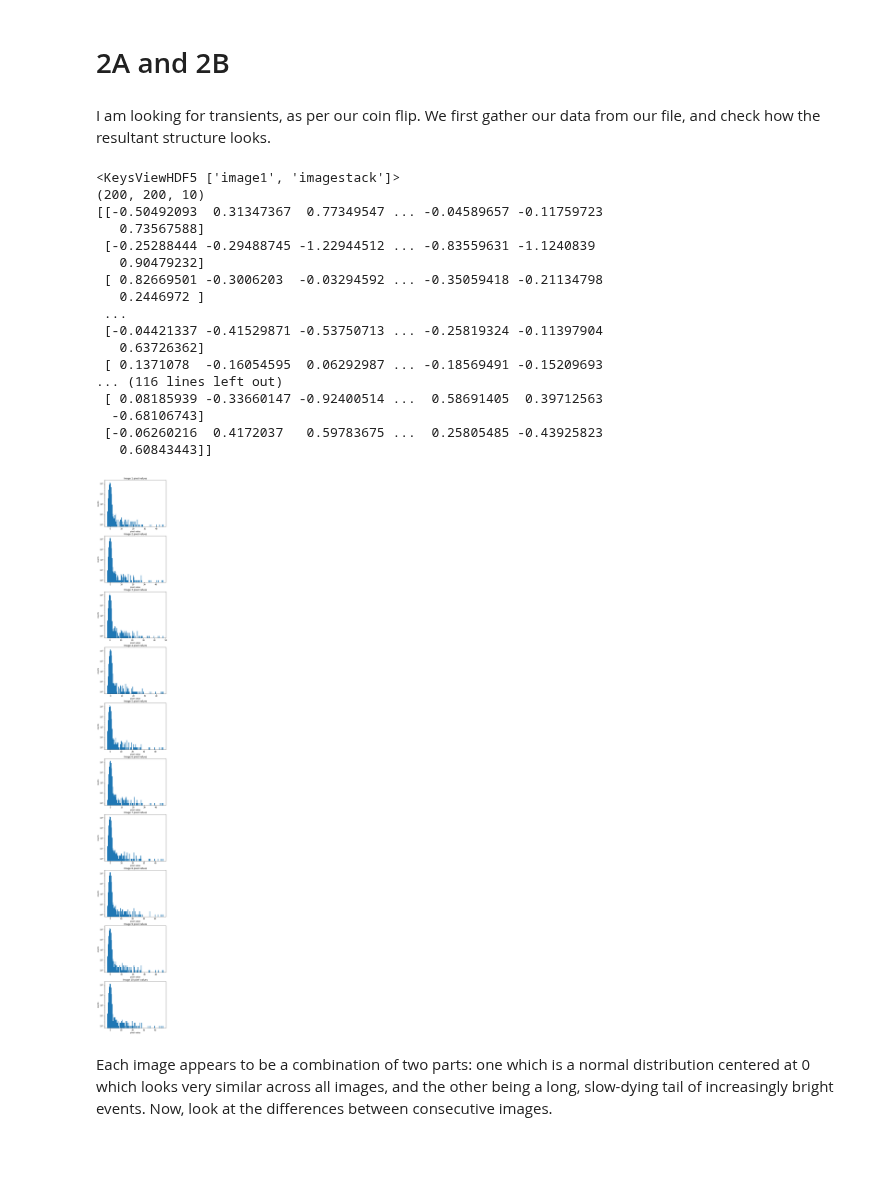
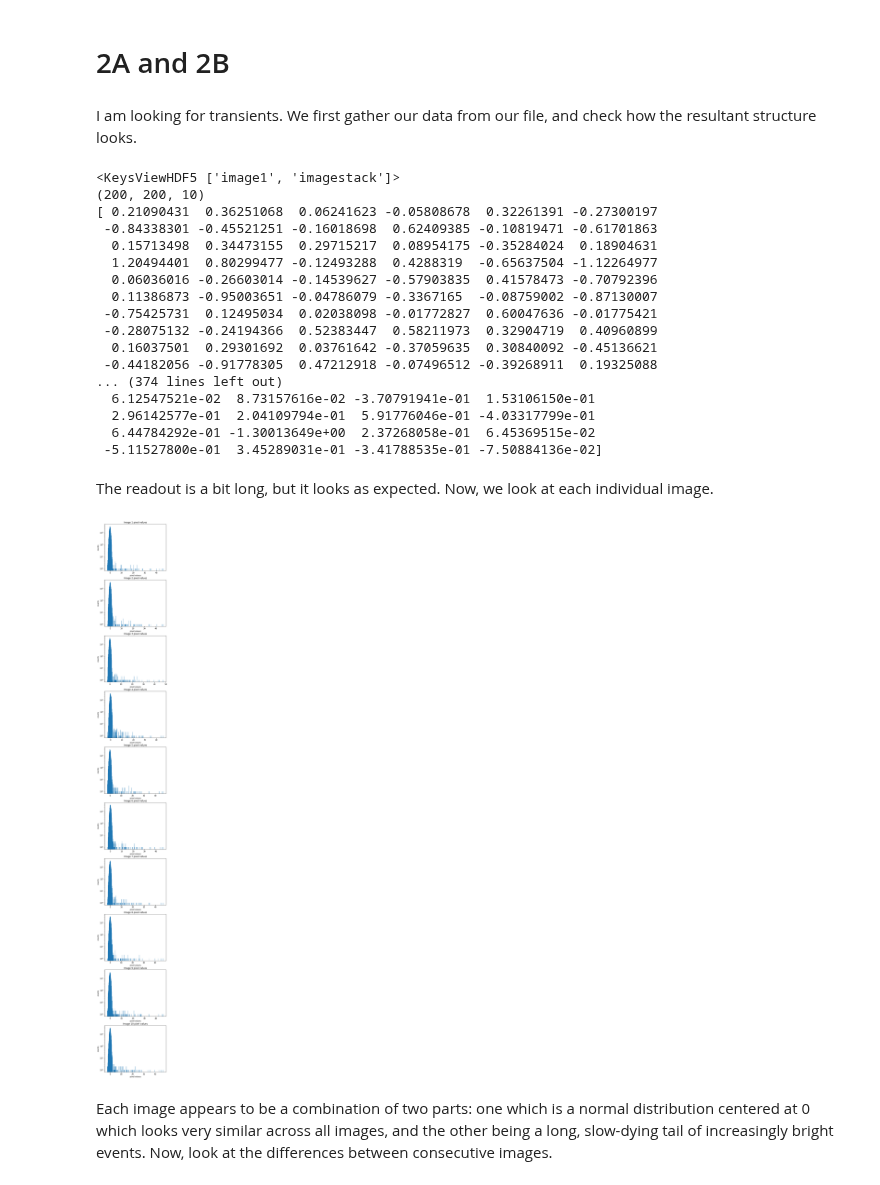
Before and after one commit to sotha-sil/Phys_434, a Jupyter notebook: Lab4.ipynb, the cells around one changed output. Cells and saved outputs as stored; diff of their text form; code cells hidden in the pictures; blank space fills up the shorter version.

```diff
--- a/Lab4.ipynb
+++ b/Lab4.ipynb
@@ -193,48 +193,50 @@ We find a threshhold of 29.0 gamma rays
 # %% [markdown]
 # 2A and 2B
 # %% [markdown]
-I am looking for transients, as per our coin flip. We first gather our data from our file, and check how the resultant structure looks.
+I am looking for transients. We first gather our data from our file, and check how the resultant structure looks.
 # %%
 h6 = h5py.File('images.h5', 'r')
 print(h6.keys())
 pics = np.array(h6.get('imagestack'))
 print(pics.shape)
 for i in range(10):
-    print(pics[:,:,i])
+    print(pics[:,5,i])
 # %% [output]
 <KeysViewHDF5 ['image1', 'imagestack']>
 (200, 200, 10)
-[[-0.50492093  0.31347367  0.77349547 ... -0.04589657 -0.11759723
-   0.73567588]
- [-0.25288444 -0.29488745 -1.22944512 ... -0.83559631 -1.1240839
-   0.90479232]
- [ 0.82669501 -0.3006203  -0.03294592 ... -0.35059418 -0.21134798
-   0.2446972 ]
- ...
- [-0.04421337 -0.41529871 -0.53750713 ... -0.25819324 -0.11397904
-   0.63726362]
- [ 0.1371078  -0.16054595  0.06292987 ... -0.18569491 -0.15209693
-... (116 lines left out)
- [ 0.08185939 -0.33660147 -0.92400514 ...  0.58691405  0.39712563
-  -0.68106743]
- [-0.06260216  0.4172037   0.59783675 ...  0.25805485 -0.43925823
-   0.60843443]]
+[ 0.21090431  0.36251068  0.06241623 -0.05808678  0.32261391 -0.27300197
+ -0.84338301 -0.45521251 -0.16018698  0.62409385 -0.10819471 -0.61701863
+  0.15713498  0.34473155  0.29715217  0.08954175 -0.35284024  0.18904631
+  1.20494401  0.80299477 -0.12493288  0.4288319  -0.65637504 -1.12264977
+  0.06036016 -0.26603014 -0.14539627 -0.57903835  0.41578473 -0.70792396
+  0.11386873 -0.95003651 -0.04786079 -0.3367165  -0.08759002 -0.87130007
+ -0.75425731  0.12495034  0.02038098 -0.01772827  0.60047636 -0.01775421
+ -0.28075132 -0.24194366  0.52383447  0.58211973  0.32904719  0.40960899
+  0.16037501  0.29301692  0.03761642 -0.37059635  0.30840092 -0.45136621
+ -0.44182056 -0.91778305  0.47212918 -0.07496512 -0.39268911  0.19325088
+... (374 lines left out)
+  6.12547521e-02  8.73157616e-02 -3.70791941e-01  1.53106150e-01
+  2.96142577e-01  2.04109794e-01  5.91776046e-01 -4.03317799e-01
+  6.44784292e-01 -1.30013649e+00  2.37268058e-01  6.45369515e-02
+ -5.11527800e-01  3.45289031e-01 -3.41788535e-01 -7.50884136e-02]
+# %% [markdown]
+The readout is a bit long, but it looks as expected. Now, we look at each individual image.
 # %%
 f, a = plt.subplots(10, 1, figsize=(6, 55))
 
 for i in range(10):
     lid = np.array([])
     for j in range(200):
         lid = np.concatenate((lid, pics[:,j,i]))
-    a[i].hist(lid, bins=100)
+    a[i].hist(lid, bins=400)
     a[i].set_yscale('log')
     a[i].set_title('Image {} pixel values'.format(str(i +1)))
-    a[i].set_xlabel('pixel value')
+    a[i].set_xlabel('pixel values')
     a[i].set_ylabel('counts')
 
 plt.show()
 # %% [output]
-[figure, old version]
+[figure, new version]
 # %% [markdown]
 Each image appears to be a combination of two parts: one which is a normal distribution centered at 0 which looks very similar across all images, and the other being a long, slow-dying tail of increasingly bright events. Now, look at the differences between consecutive images.
 # %%
```
Also changed, not shown: parts of 9 cells of this notebook, 1 other file.
